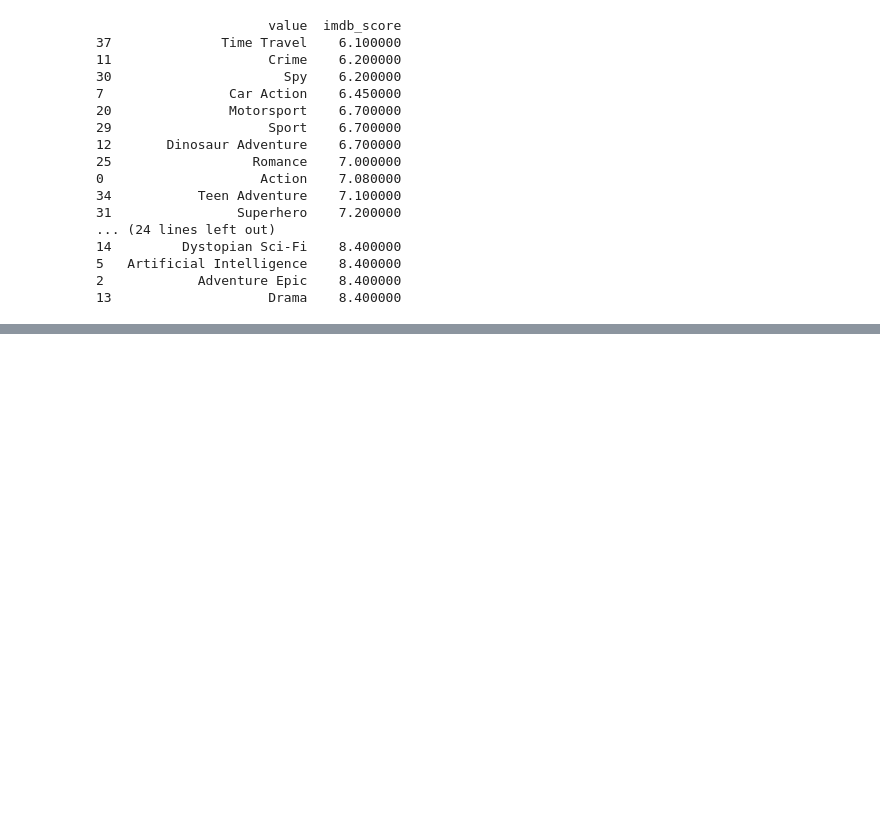
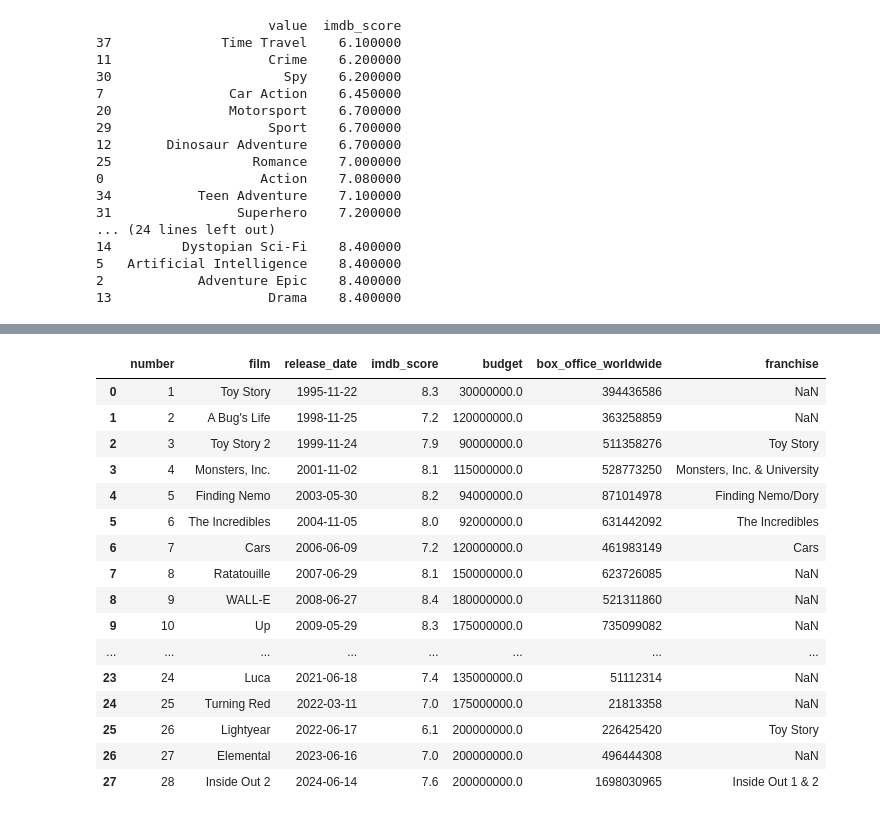
Before and after one commit to igromachado/projeto_data_viz_pixar, a Jupyter notebook: src/projeto_data_viz_pixar/main/main.ipynb, the cells around one changed output, grey strips where cells are left out. Cells and saved outputs as stored; diff of their text form; code cells hidden in the pictures; blank space fills up the shorter version.

```diff
--- a/src/projeto_data_viz_pixar/main/main.ipynb
+++ b/src/projeto_data_viz_pixar/main/main.ipynb
@@ -87,0 +133,20 @@ fig5.show()
+# %%
+df
+# %% [output]
+|  | number | film | release_date | imdb_score | budget | box_office_worldwide | franchise |
+| 0 | 1 | Toy Story | 1995-11-22 | 8.3 | 30000000.0 | 394436586 | NaN |
+| 1 | 2 | A Bug's Life | 1998-11-25 | 7.2 | 120000000.0 | 363258859 | NaN |
+| 2 | 3 | Toy Story 2 | 1999-11-24 | 7.9 | 90000000.0 | 511358276 | Toy Story |
+| 3 | 4 | Monsters, Inc. | 2001-11-02 | 8.1 | 115000000.0 | 528773250 | Monsters, Inc. & University |
+| 4 | 5 | Finding Nemo | 2003-05-30 | 8.2 | 94000000.0 | 871014978 | Finding Nemo/Dory |
+| 5 | 6 | The Incredibles | 2004-11-05 | 8.0 | 92000000.0 | 631442092 | The Incredibles |
+| 6 | 7 | Cars | 2006-06-09 | 7.2 | 120000000.0 | 461983149 | Cars |
+| 7 | 8 | Ratatouille | 2007-06-29 | 8.1 | 150000000.0 | 623726085 | NaN |
+| 8 | 9 | WALL-E | 2008-06-27 | 8.4 | 180000000.0 | 521311860 | NaN |
+| 9 | 10 | Up | 2009-05-29 | 8.3 | 175000000.0 | 735099082 | NaN |
+| ... | ... | ... | ... | ... | ... | ... | ... |
+| 23 | 24 | Luca | 2021-06-18 | 7.4 | 135000000.0 | 51112314 | NaN |
+| 24 | 25 | Turning Red | 2022-03-11 | 7.0 | 175000000.0 | 21813358 | NaN |
+| 25 | 26 | Lightyear | 2022-06-17 | 6.1 | 200000000.0 | 226425420 | Toy Story |
+| 26 | 27 | Elemental | 2023-06-16 | 7.0 | 200000000.0 | 496444308 | NaN |
+| 27 | 28 | Inside Out 2 | 2024-06-14 | 7.6 | 200000000.0 | 1698030965 | Inside Out 1 & 2 |
```
Also changed, not shown: parts of 8 cells of this notebook, 2 other files.
